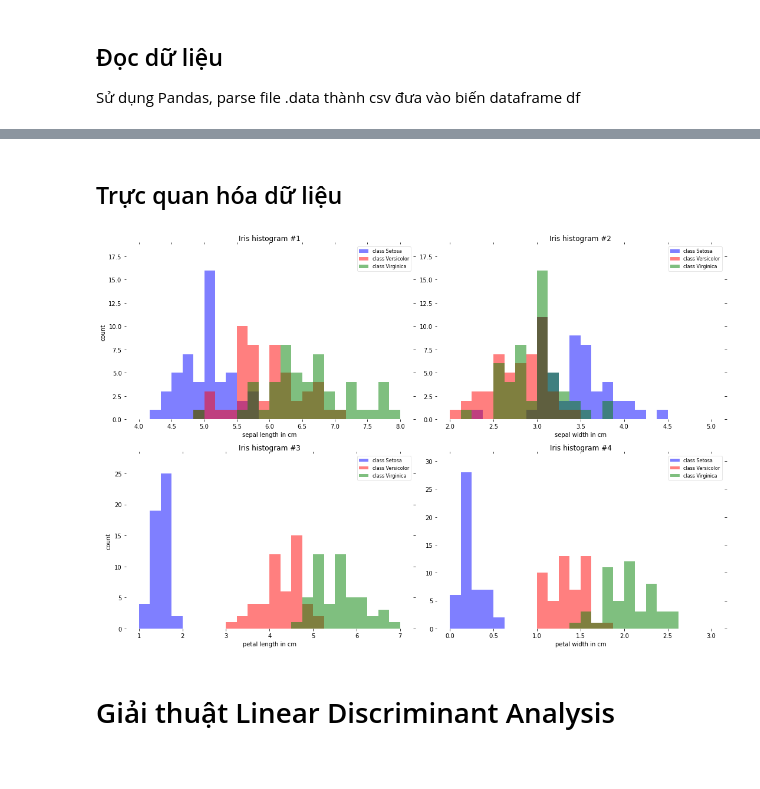
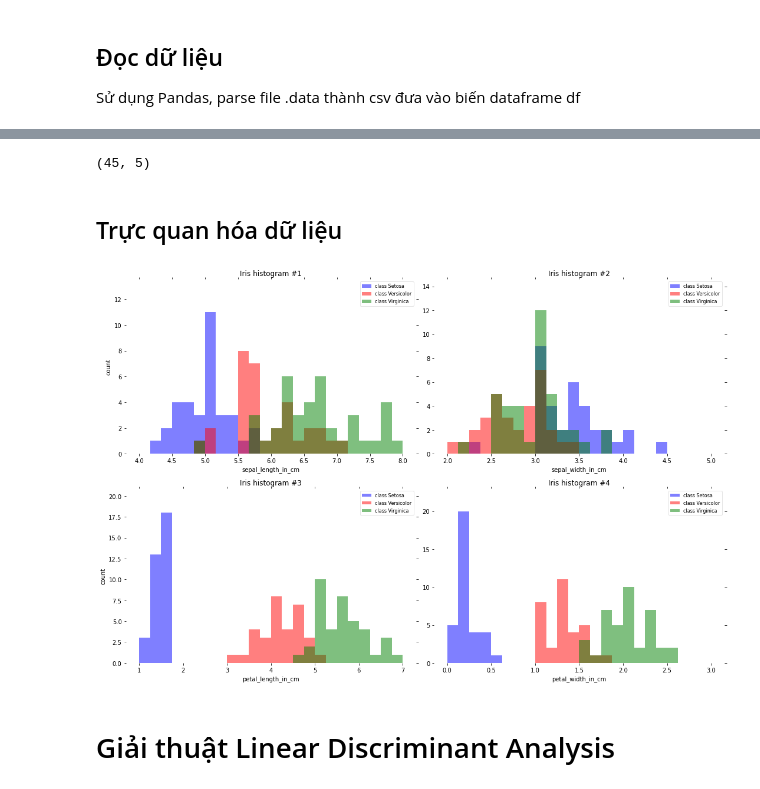
Before and after one commit to cq2018-pttkdlnb-1823/iris-lda, a Jupyter notebook: notebook.ipynb, the cells around one changed output, grey strips where cells are left out. Saved outputs shown, nothing was run; the diff lists cells and outputs as text; code cells hidden in the pictures.

```diff
--- a/notebook.ipynb
+++ b/notebook.ipynb
@@ -25,11 +26,11 @@ features = {i:label for i,label in zip(
 Sử dụng Pandas, parse file .data thành csv đưa vào biến dataframe df
 # %%
 df = pd.io.parsers.read_csv(
-    filepath_or_buffer='data/iris.data',
+    filepath_or_buffer='https://archive.ics.uci.edu/ml/machine-learning-databases/iris/iris.data',
     header=None,
     sep=',',
     )
-df.columns = [l for i,l in sorted(features.items())] + ['class label']
+df.columns = [l for i,l in sorted(features.items())] + ['class_label']
 df.dropna(how="all", inplace=True) # to drop the empty line at file-end
 df.head()
 # %% [output]
@@ -41,0 +47,2 @@ df.head()
+# %%
+df_train, df_test = train_test_split(df, test_size=0.3, random_state=0)
@@ -42,15 +71,31 @@ df.head()
+# %%
+df_test.shape
+# %% [output]
+(45, 5)
 # %%
-X = df[['sepal length in cm',
-                  'sepal width in cm',
-                  'petal length in cm',
-                  'petal width in cm']].values
-y = df['class label'].values
+X_train = df_train[['sepal_length_in_cm',
+                  'sepal_width_in_cm',
+                  'petal_length_in_cm',
+                  'petal_width_in_cm']].values
+y_train = df_train['class_label'].values
 
 enc = LabelEncoder()
-label_encoder = enc.fit(y)
-y = label_encoder.transform(y) + 1
+label_encoder = enc.fit(y_train)
+y_train = label_encoder.transform(y_train) + 1
 
 label_dict = {1: 'Setosa', 2: 'Versicolor', 3:'Virginica'}
+# %%
+X_test = df_test[['sepal_length_in_cm',
+                  'sepal_width_in_cm',
+                  'petal_length_in_cm',
+                  'petal_width_in_cm']].values
+y_test = df_test['class_label'].values
+
+enc = LabelEncoder()
+label_encoder = enc.fit(y_test)
+y_test = label_encoder.transform(y_test) + 1
+
+label_dict = {1: 'Setosa', 2: 'Versicolor', 3:'Virginica'}
 # %% [markdown]
 ## Trực quan hóa dữ liệu
 # %%
@@ -59,43 +104,43 @@ fig, axes = plt.subplots(nrows=2, ncols=2, figsize=(15,10))
 for ax,cnt in zip(axes.ravel(), range(4)):
 
     # set bin sizes
-    min_b = math.floor(np.min(X[:,cnt]))
-    max_b = math.ceil(np.max(X[:,cnt]))
+    min_b = math.floor(np.min(X_train[:,cnt]))
+    max_b = math.ceil(np.max(X_train[:,cnt]))
     bins = np.linspace(min_b, max_b, 25)
 
     # plottling the histograms
     for lab,col in zip(range(1,4), ('blue', 'red', 'green')):
-        ax.hist(X[y==lab, cnt],
+        ax.hist(X_train[y_train==lab, cnt],
                    color=col,
                    label='class %s' %label_dict[lab],
                    bins=bins,
                    alpha=0.5,)
     ylims = ax.get_ylim()
 
     # plot annotation
     leg = ax.legend(loc='upper right', fancybox=True, fontsize=8)
     leg.get_frame().set_alpha(0.5)
     ax.set_ylim([0, max(ylims)+2])
     ax.set_xlabel(features[cnt])
     ax.set_title('Iris histogram #%s' %str(cnt+1))
 
     # hide axis ticks
     ax.tick_params(axis="both", which="both", bottom="off", top="off",
             labelbottom="on", left="off", right="off", labelleft="on")
 
     # remove axis spines
     ax.spines["top"].set_visible(False)
     ax.spines["right"].set_visible(False)
     ax.spines["bottom"].set_visible(False)
     ax.spines["left"].set_visible(False)
 
 axes[0][0].set_ylabel('count')
 axes[1][0].set_ylabel('count')
 
 fig.tight_layout()
 plt.show()
 # %% [output]
-[figure, old version]
+[figure, new version]
 # %% [markdown]
 # Giải thuật Linear Discriminant Analysis
 # %% [markdown]
```
Also changed, not shown: parts of 26 cells of this notebook, 2 other files.
